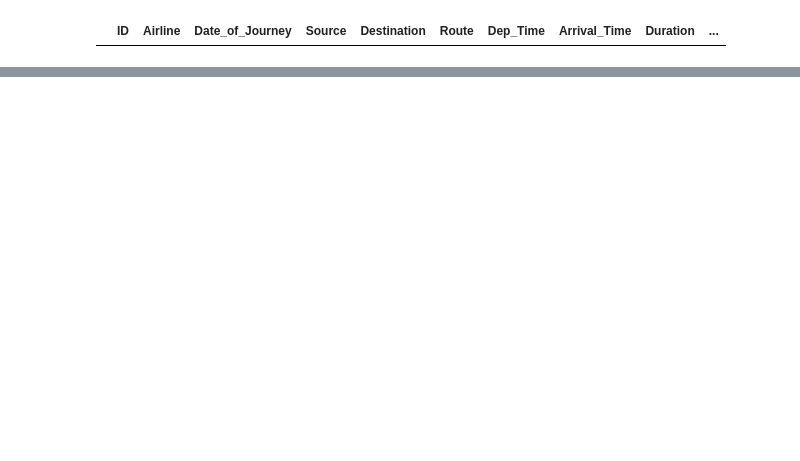
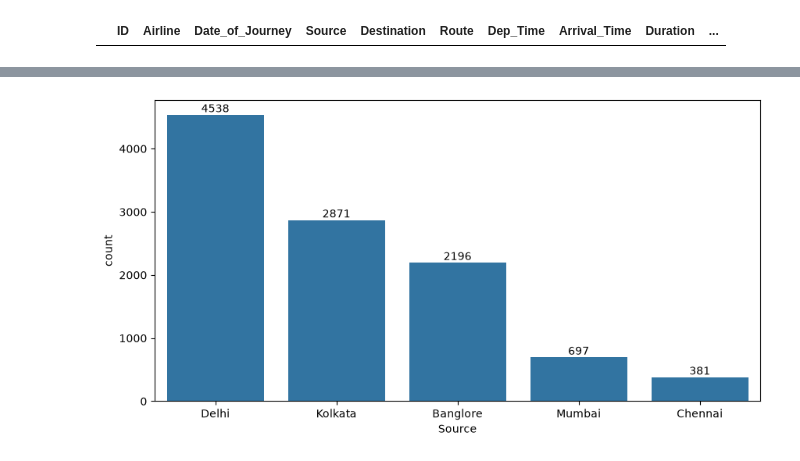
Before and after one commit to SHIVRAJSHINDE/Ethans, a Jupyter notebook: 17 18 20/DataAna/Data_Ana_Airline/project.ipynb, the cells around one changed output, grey strips where cells are left out. Saved outputs shown, nothing was run; the diff lists cells and outputs as text; code cells hidden in the pictures; blank space fills up the shorter version.

```diff
--- a/17 18 20/DataAna/Data_Ana_Airline/project.ipynb
+++ b/17 18 20/DataAna/Data_Ana_Airline/project.ipynb
@@ -95,0 +244,10 @@ df[df.duplicated()]
+# %%
+# Count Distribution against Each Source
+# Need to know how many flight are flying from each city(Source)
+
+plt.figure(figsize=(10,5))
+ax = sns.countplot(x=df['Source'],order=S_i)
+ax.bar_label(ax.containers[0])
+plt.show()
+# %% [output]
+[figure, added]
```
Also changed, not shown: parts of 28 cells of this notebook, 7 other files.
